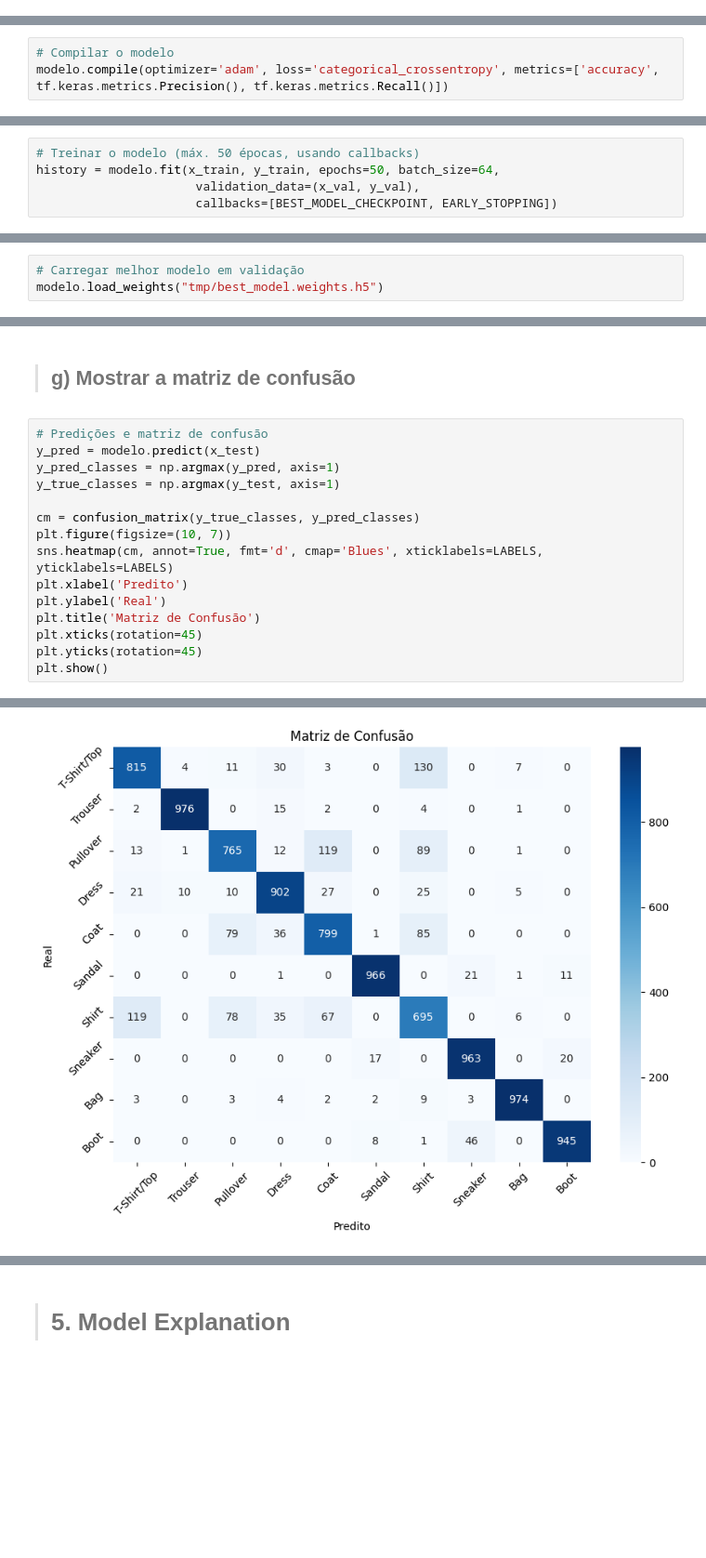
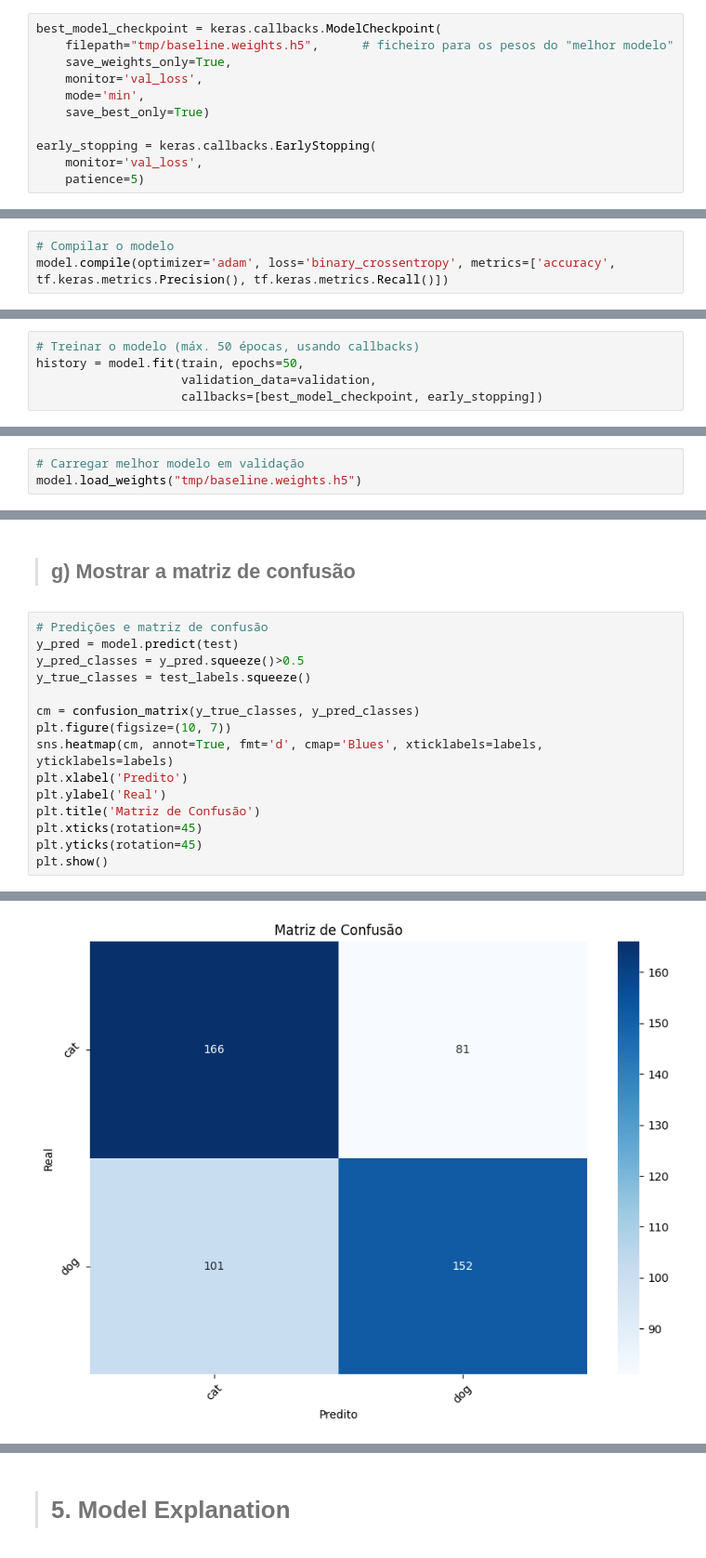
Before and after one commit to Kinpau/APVC_Projeto, a Jupyter notebook: APVC-Desafio2/notebooks/D2Parte1_2-Grupo7.ipynb, the cells around one changed output, grey strips where cells are left out. Shown at 93% size. Cells and saved outputs as stored; diff of their text form; blank space fills up the shorter version.

```diff
--- a/APVC-Desafio2/notebooks/D2Parte1_2-Grupo7.ipynb
+++ b/APVC-Desafio2/notebooks/D2Parte1_2-Grupo7.ipynb
@@ -230,18 +211,29 @@ modelo = keras.Sequential([
+# %%
+best_model_checkpoint = keras.callbacks.ModelCheckpoint(
+    filepath="tmp/baseline.weights.h5",      # ficheiro para os pesos do "melhor modelo"
+    save_weights_only=True,
+    monitor='val_loss',
+    mode='min',
+    save_best_only=True)
+
+early_stopping = keras.callbacks.EarlyStopping(
+    monitor='val_loss',
+    patience=5)
 # %% [markdown]
 # <a class='anchor' id='3.3'></a>
 
 > ## **c) Compilar a rede**
 # %%
 # Compilar o modelo
-modelo.compile(optimizer='adam', loss='categorical_crossentropy', metrics=['accuracy', tf.keras.metrics.Precision(), tf.keras.metrics.Recall()])
+model.compile(optimizer='adam', loss='binary_crossentropy', metrics=['accuracy', tf.keras.metrics.Precision(), tf.keras.metrics.Recall()])
 # %% [markdown]
 # <a class='anchor' id='3.4'></a>
 
 > ## **d) Treinar o modelo – max 50 épocas, de pref. a usar callbacks**
 # %%
 # Treinar o modelo (máx. 50 épocas, usando callbacks)
-history = modelo.fit(x_train, y_train, epochs=50, batch_size=64,
-                      validation_data=(x_val, y_val),
-                      callbacks=[BEST_MODEL_CHECKPOINT, EARLY_STOPPING])
+history = model.fit(train, epochs=50,
+                    validation_data=validation,
+                    callbacks=[best_model_checkpoint, early_stopping])
 # %% [output]
 Epoch 1/50
@@ -297,4 +286,4 @@ plt.show()
 # %%
 # Carregar melhor modelo em validação
-modelo.load_weights("tmp/best_model.weights.h5")
+model.load_weights("tmp/baseline.weights.h5")
 # %%
@@ -337,13 +337,13 @@ Número absoluto de acertos: 8799/10000
 > ## **g) Mostrar a matriz de confusão**
 # %%
 # Predições e matriz de confusão
-y_pred = modelo.predict(x_test)
-y_pred_classes = np.argmax(y_pred, axis=1)
-y_true_classes = np.argmax(y_test, axis=1)
+y_pred = model.predict(test)
+y_pred_classes = y_pred.squeeze()>0.5
+y_true_classes = test_labels.squeeze()
 
 cm = confusion_matrix(y_true_classes, y_pred_classes)
 plt.figure(figsize=(10, 7))
-sns.heatmap(cm, annot=True, fmt='d', cmap='Blues', xticklabels=LABELS, yticklabels=LABELS)
+sns.heatmap(cm, annot=True, fmt='d', cmap='Blues', xticklabels=labels, yticklabels=labels)
 plt.xlabel('Predito')
 plt.ylabel('Real')
 plt.title('Matriz de Confusão')
@@ -355,4 +355,4 @@ plt.show()
-[figure, old version]
+[figure, new version]
 # %%
 # Relatório de classificação
 print("Relatório de Classificação:")
```
Also changed, not shown: parts of 37 cells of this notebook, 3 other files.
